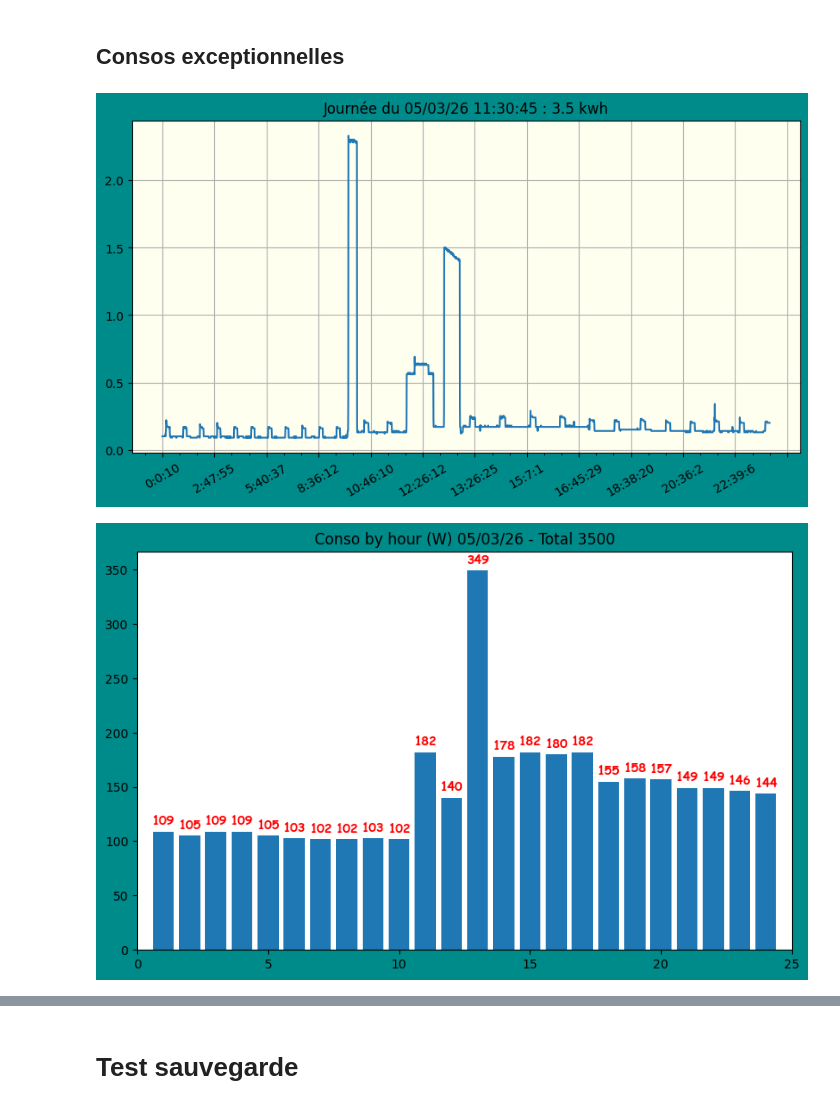
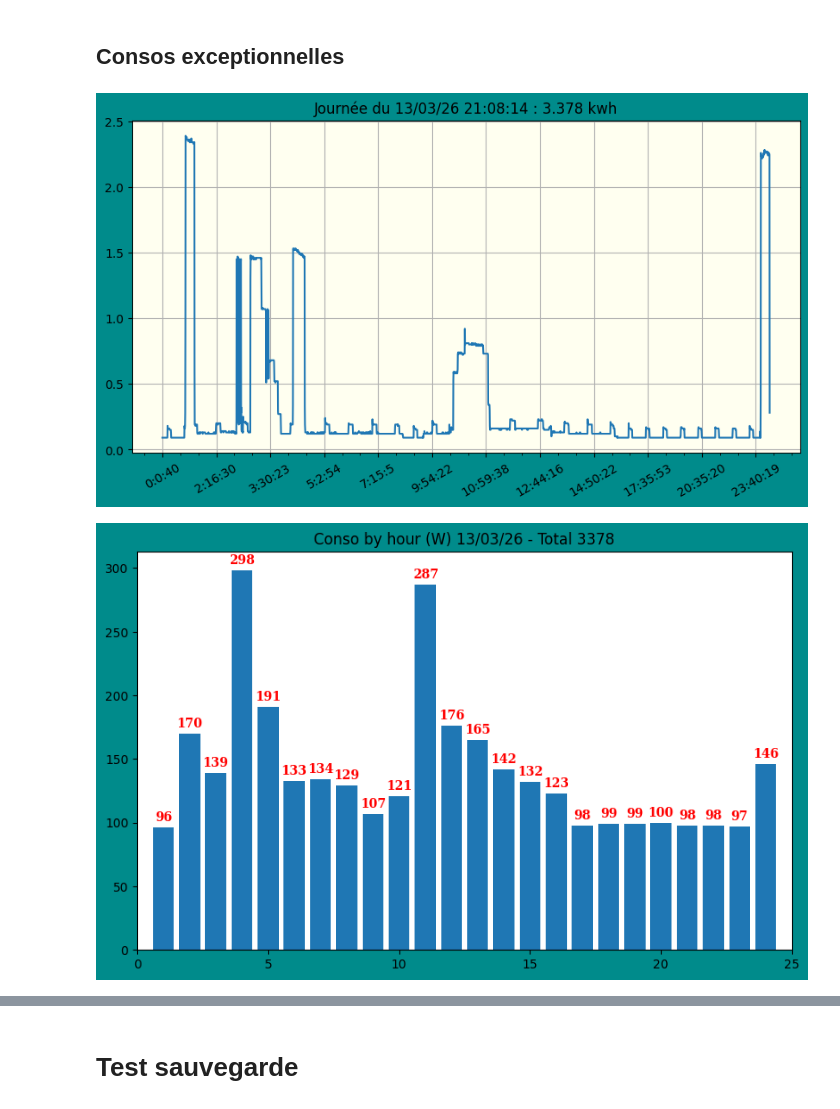
Before and after one commit to jdavid54/jupyter_notebooks2, a Jupyter notebook: conso_kwh_mini.ipynb, the cells around one changed output, grey strips where cells are left out. Saved outputs shown, nothing was run; the diff lists cells and outputs as text; code cells hidden in the pictures.

```diff
--- a/conso_kwh_mini.ipynb
+++ b/conso_kwh_mini.ipynb
@@ -1612,15 +1635,15 @@ conso_by_hour(today)
 # %%
 # 21/04/25 cuisine midi et télé le soir 4.115 kWh
 # 19/07/25 cuisine midi et télé le soir 4.21 kWh
 # 18/08/25 jacques et frites-entrecote au four (15 mn à 180°C) à midi 4.11 kWh
 # 26/08/25 cuisine midi et projection le soir de 18h à 22h 4.36 kWh
 # day = '26/12/25'
-day = '05/03/26'
+day = '13/03/26'
 day, show(day,bgcolor='ivory')
 conso_by_hour(day)
 # %% [output]
-[figure, old version]
+[figure, new version]
-[figure, old version]
+[figure, new version]
 # %%
 print('Conso max',maxday)
 # retour vietnam 22/10/2024
```
Also changed, not shown: parts of 144 cells of this notebook, 14 other files.
